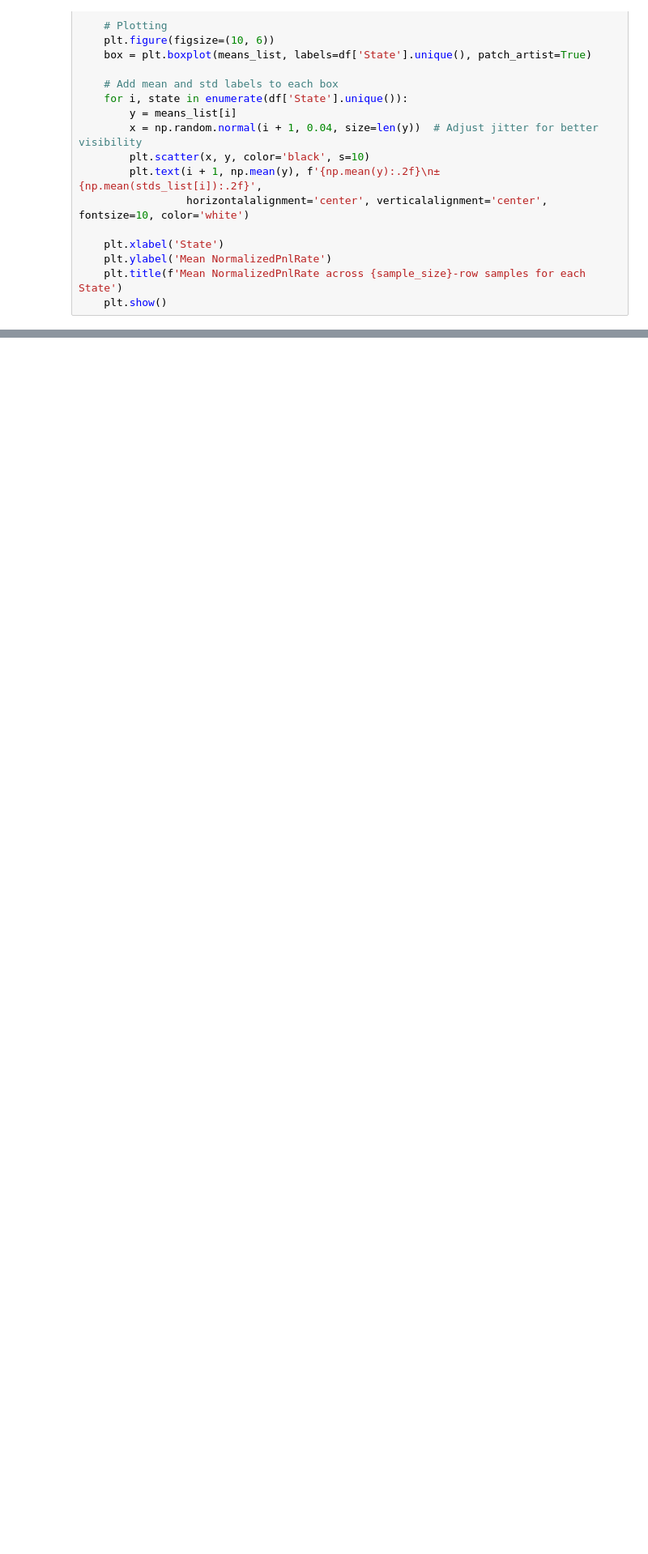
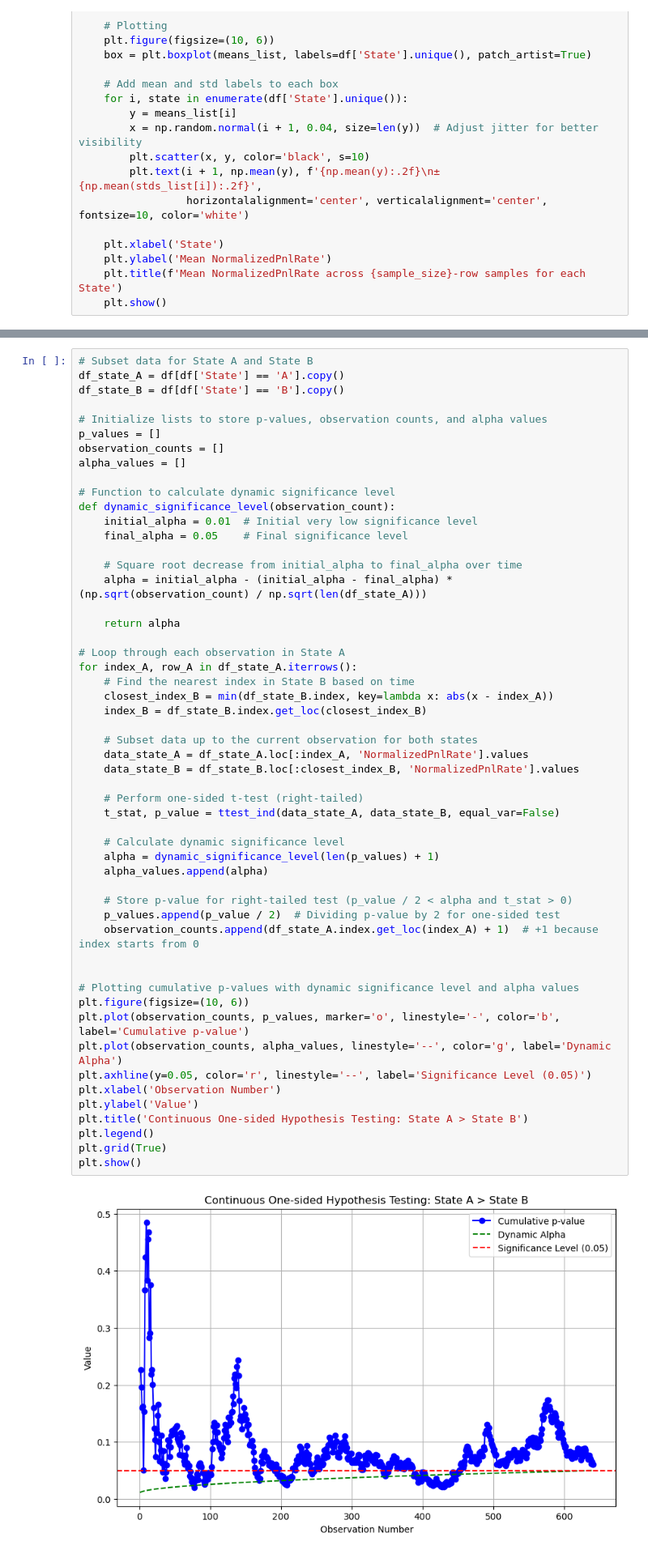
Before and after one commit to dyang1999/notebooks, a Jupyter notebook: time_series_analysis.ipynb, the cells around one changed output, grey strips where cells are left out. Shown at 81% size. Cells and saved outputs as stored; diff of their text form; blank space fills up the shorter version.

```diff
--- a/time_series_analysis.ipynb
+++ b/time_series_analysis.ipynb
@@ -506,0 +643,55 @@ plt.show()
+# %%
+# Subset data for State A and State B
+df_state_A = df[df['State'] == 'A'].copy()
+df_state_B = df[df['State'] == 'B'].copy()
+
+# Initialize lists to store p-values, observation counts, and alpha values
+p_values = []
+observation_counts = []
+alpha_values = []
+
+# Function to calculate dynamic significance level
+def dynamic_significance_level(observation_count):
+    initial_alpha = 0.01  # Initial very low significance level
+    final_alpha = 0.05    # Final significance level
+
+    # Square root decrease from initial_alpha to final_alpha over time
+    alpha = initial_alpha - (initial_alpha - final_alpha) * (np.sqrt(observation_count) / np.sqrt(len(df_state_A)))
+
+    return alpha
+
+# Loop through each observation in State A
+for index_A, row_A in df_state_A.iterrows():
+    # Find the nearest index in State B based on time
+    closest_index_B = min(df_state_B.index, key=lambda x: abs(x - index_A))
+    index_B = df_state_B.index.get_loc(closest_index_B)
+
+    # Subset data up to the current observation for both states
+    data_state_A = df_state_A.loc[:index_A, 'NormalizedPnlRate'].values
+    data_state_B = df_state_B.loc[:closest_index_B, 'NormalizedPnlRate'].values
+
+    # Perform one-sided t-test (right-tailed)
+    t_stat, p_value = ttest_ind(data_state_A, data_state_B, equal_var=False)
+
+    # Calculate dynamic significance level
+    alpha = dynamic_significance_level(len(p_values) + 1)
+    alpha_values.append(alpha)
+
+    # Store p-value for right-tailed test (p_value / 2 < alpha and t_stat > 0)
+    p_values.append(p_value / 2)  # Dividing p-value by 2 for one-sided test
+    observation_counts.append(df_state_A.index.get_loc(index_A) + 1)  # +1 because index starts from 0
+
+
+# Plotting cumulative p-values with dynamic significance level and alpha values
+plt.figure(figsize=(10, 6))
+plt.plot(observation_counts, p_values, marker='o', linestyle='-', color='b', label='Cumulative p-value')
+plt.plot(observation_counts, alpha_values, linestyle='--', color='g', label='Dynamic Alpha')
+plt.axhline(y=0.05, color='r', linestyle='--', label='Significance Level (0.05)')
+plt.xlabel('Observation Number')
+plt.ylabel('Value')
+plt.title('Continuous One-sided Hypothesis Testing: State A > State B')
+plt.legend()
+plt.grid(True)
+plt.show()
+# %% [output]
+[figure, added]
```
Also changed, not shown: parts of 13 cells of this notebook.
